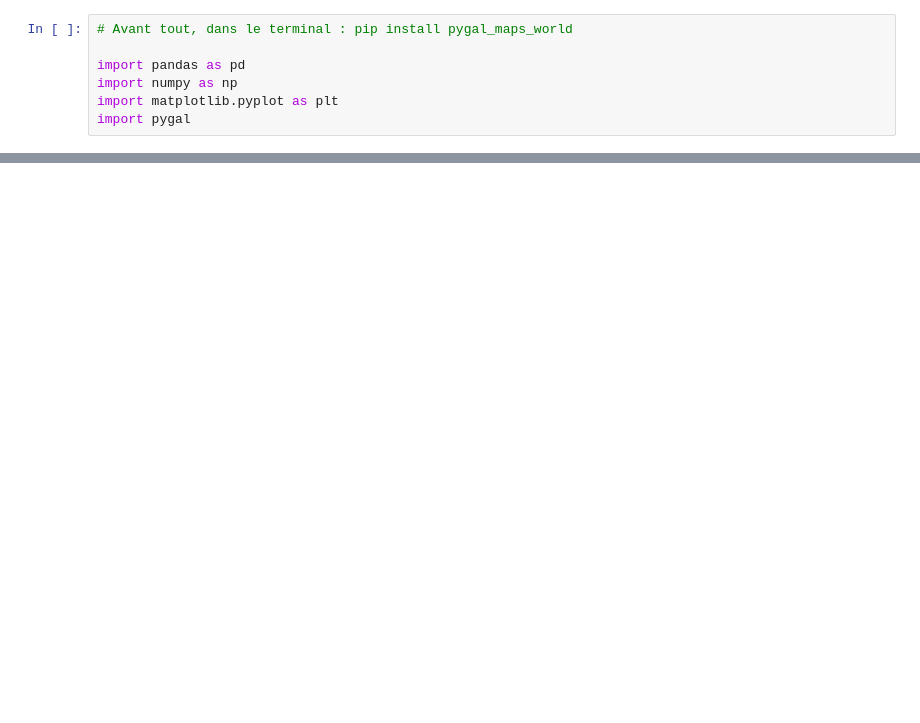
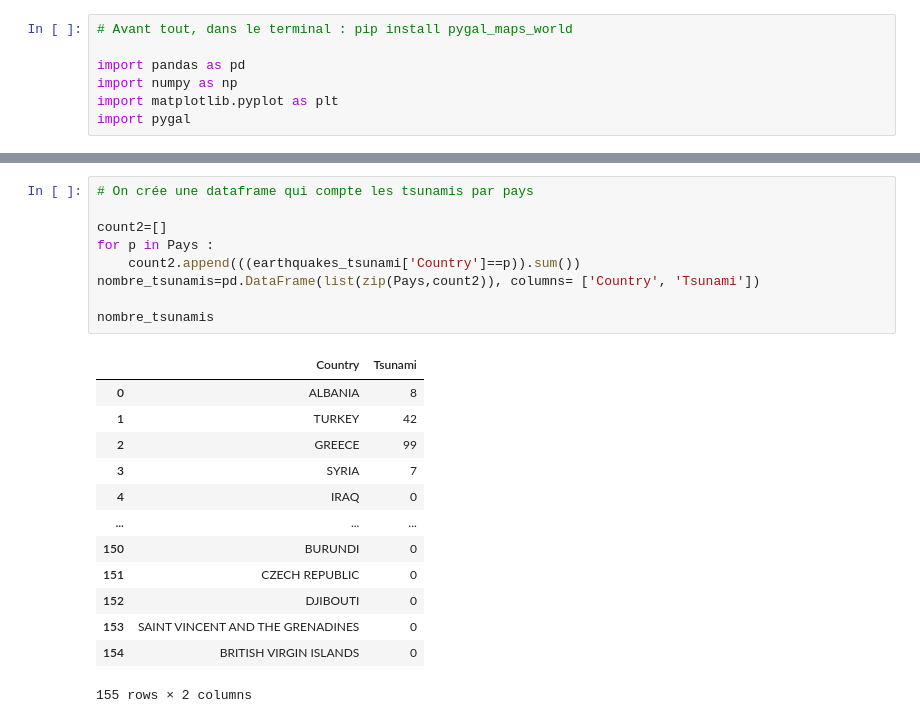
Before and after one commit to TomSchippke/pe-hackathon, a Jupyter notebook: Tremblement_de_terre.ipynb, the cells around one changed output, grey strips where cells are left out. Drawn from its saved outputs; the diff is of its cells as text; blank space fills up the shorter version.

```diff
--- a/Tremblement_de_terre.ipynb
+++ b/Tremblement_de_terre.ipynb
@@ -45,0 +131,23 @@ worldmap
+# %%
+# On crée une dataframe qui compte les tsunamis par pays
+
+count2=[]
+for p in Pays :
+    count2.append(((earthquakes_tsunami['Country']==p)).sum())
+nombre_tsunamis=pd.DataFrame(list(zip(Pays,count2)), columns= ['Country', 'Tsunami'])
+
+nombre_tsunamis
+# %% [output]
+|  | Country | Tsunami |
+| 0 | ALBANIA | 8 |
+| 1 | TURKEY | 42 |
+| 2 | GREECE | 99 |
+| 3 | SYRIA | 7 |
+| 4 | IRAQ | 0 |
+| ... | ... | ... |
+| 150 | BURUNDI | 0 |
+| 151 | CZECH REPUBLIC | 0 |
+| 152 | DJIBOUTI | 0 |
+| 153 | SAINT VINCENT AND THE GRENADINES | 0 |
+| 154 | BRITISH VIRGIN ISLANDS | 0 |
+155 rows × 2 columns
```
Also changed, not shown: parts of 8 cells of this notebook.
